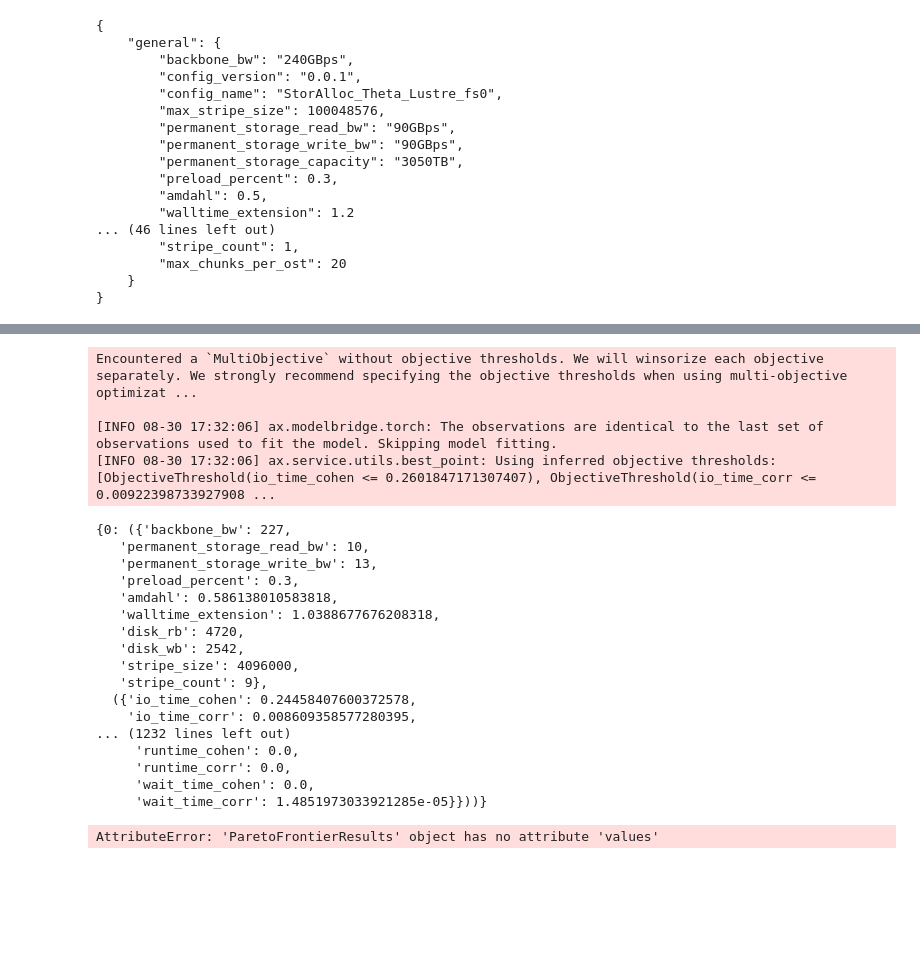
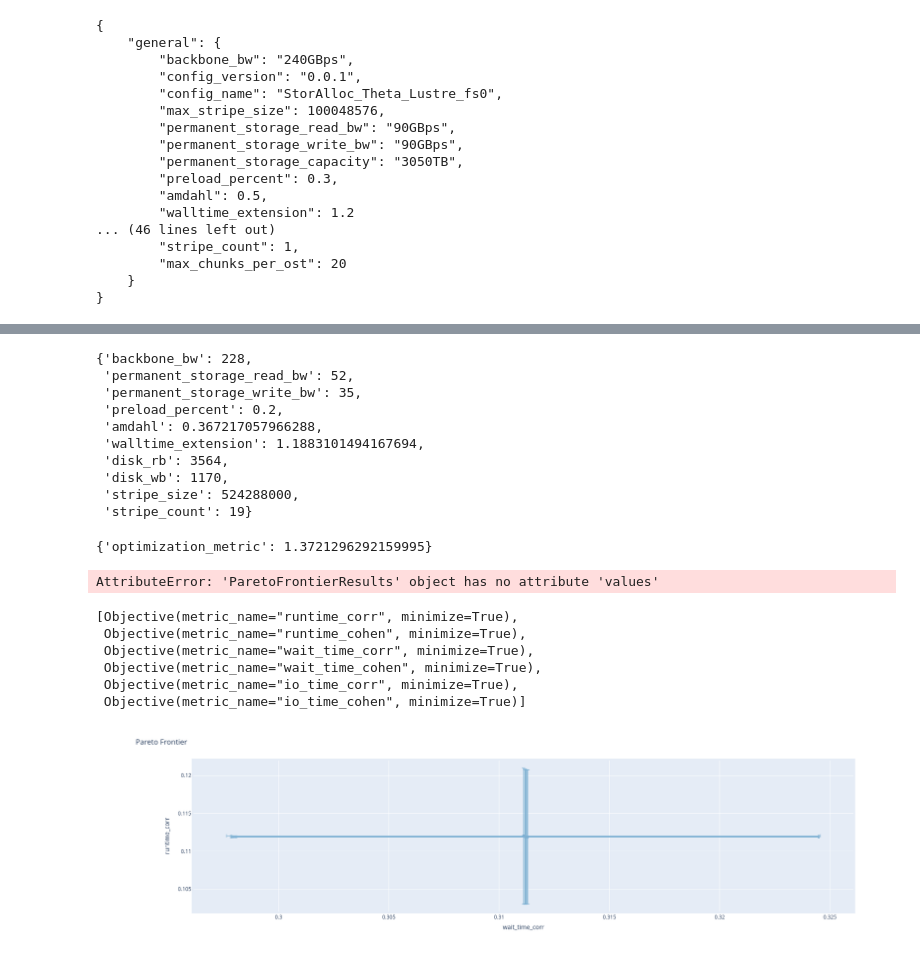
Before and after one commit to fives-simulator/fives, a Jupyter notebook: results/AX_Optimization.ipynb, the cells around one changed output, grey strips where cells are left out. Drawn from its saved outputs; the diff is of its cells as text; code cells hidden in the pictures; blank space fills up the shorter version.

Commit message:
Removing some now useless cout calls in C++ and cleaning up AX_Optimization

```diff
--- a/results/AX_Optimization.ipynb
+++ b/results/AX_Optimization.ipynb
@@ -376,30 +384,22 @@ Now looking for result file : simulatedJobs_theta2022_week4__StorAlloc_Theta_Lus
 ... (39 outputs left out)
 # %%
-pareto_optimal = ax_client.get_pareto_optimal_parameters()
+best_parameters, values = ax_client.get_best_parameters()
+best_parameters
 # %% [output]
-Encountered a `MultiObjective` without objective thresholds. We will winsorize each objective separately. We strongly recommend specifying the objective thresholds when using multi-objective optimizat ...
-
-[INFO 08-30 17:32:06] ax.modelbridge.torch: The observations are identical to the last set of observations used to fit the model. Skipping model fitting.
-[INFO 08-30 17:32:06] ax.service.utils.best_point: Using inferred objective thresholds: [ObjectiveThreshold(io_time_cohen <= 0.2601847171307407), ObjectiveThreshold(io_time_corr <= 0.00922398733927908 ...
+{'backbone_bw': 228,
+ 'permanent_storage_read_bw': 52,
+ 'permanent_storage_write_bw': 35,
+ 'preload_percent': 0.2,
+ 'amdahl': 0.367217057966288,
+ 'walltime_extension': 1.1883101494167694,
+ 'disk_rb': 3564,
+ 'disk_wb': 1170,
+ 'stripe_size': 524288000,
+ 'stripe_count': 19}
-# %%
-pareto_optimal
-# %% [output]
-{0: ({'backbone_bw': 227,
-   'permanent_storage_read_bw': 10,
-   'permanent_storage_write_bw': 13,
-   'preload_percent': 0.3,
-   'amdahl': 0.586138010583818,
-   'walltime_extension': 1.0388677676208318,
-   'disk_rb': 4720,
-   'disk_wb': 2542,
-   'stripe_size': 4096000,
-   'stripe_count': 9},
-  ({'io_time_cohen': 0.24458407600372578,
-    'io_time_corr': 0.008609358577280395,
-... (1232 lines left out)
-     'runtime_cohen': 0.0,
-     'runtime_corr': 0.0,
-     'wait_time_cohen': 0.0,
-     'wait_time_corr': 1.4851973033921285e-05}}))}
+# %%
+means, covariances = values
+means
+# %% [output]
+{'optimization_metric': 1.3721296292159995}
 # %%
 from ax.plot.pareto_utils import compute_posterior_pareto_frontier
@@ -418,2 +417,16 @@ interact_multiple_pareto_frontier(frontier, CI_level=0.90, show_parameterization
 # %% [output]
 AttributeError: 'ParetoFrontierResults' object has no attribute 'values'
+# %%
+objectives
+# %% [output]
+[Objective(metric_name="runtime_corr", minimize=True),
+ Objective(metric_name="runtime_cohen", minimize=True),
+ Objective(metric_name="wait_time_corr", minimize=True),
+ Objective(metric_name="wait_time_cohen", minimize=True),
+ Objective(metric_name="io_time_corr", minimize=True),
+ Objective(metric_name="io_time_cohen", minimize=True)]
+# %%
+from ax.plot.pareto_frontier import plot_pareto_frontier
+render(plot_pareto_frontier(runtime_waitime_frontier, CI_level=0.90))
+# %% [output]
+[figure, added]
```
Also changed, not shown: parts of 6 cells of this notebook, 3 other files.
